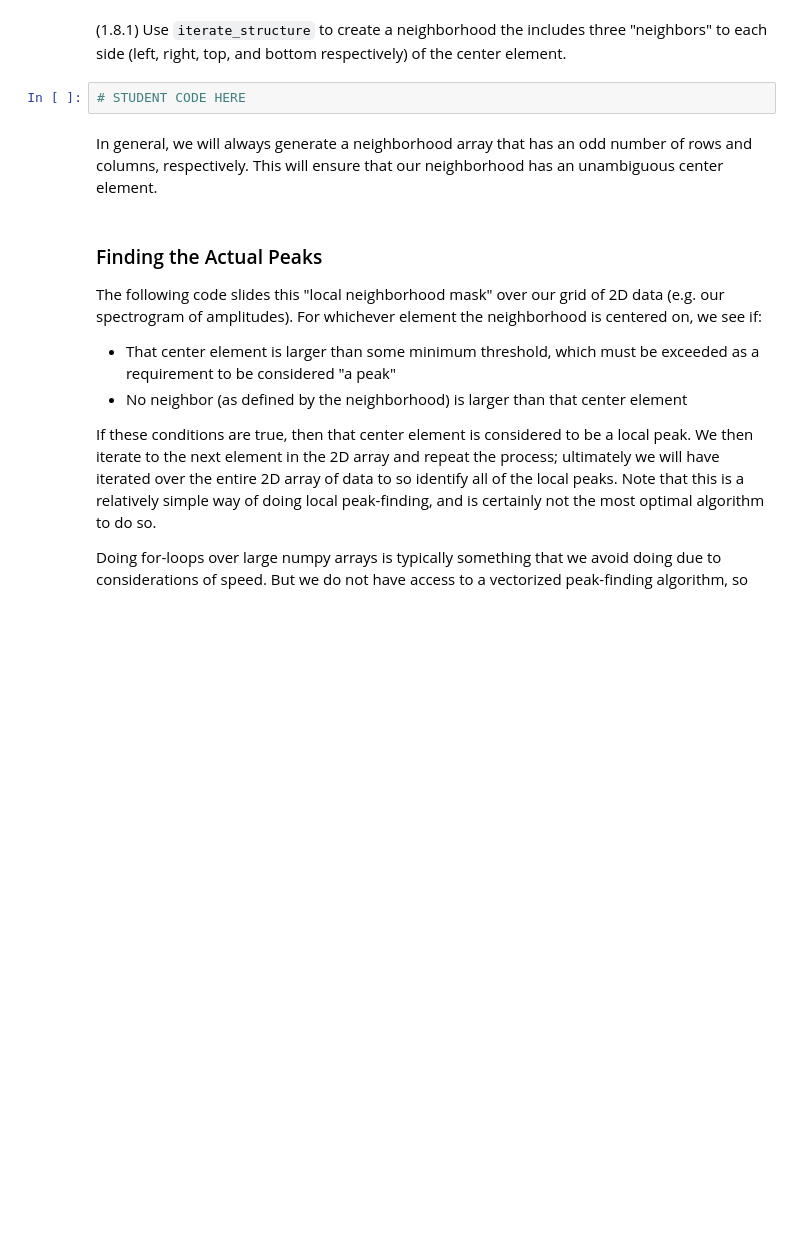
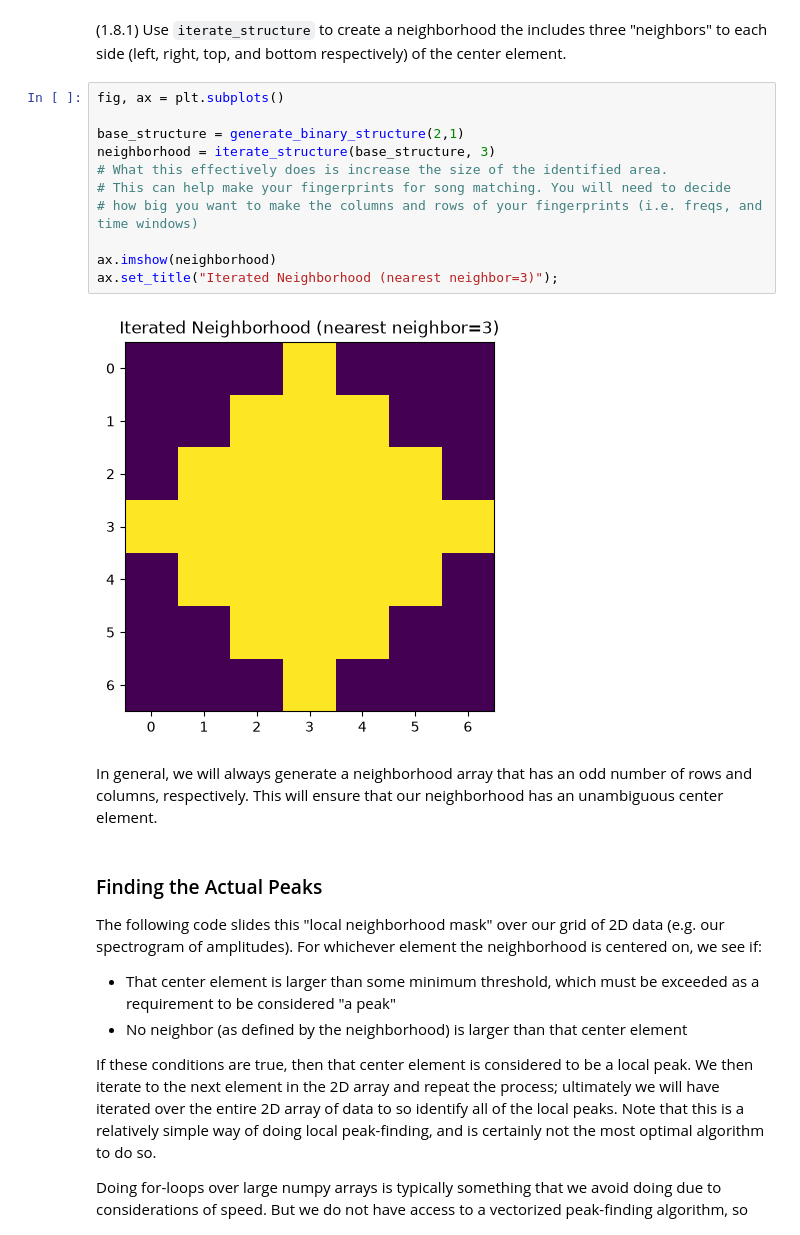
Before and after one commit to Cog-gurts/Shazam-Project, a Jupyter notebook: Day 4/PeakFinding_STUDENT.ipynb, the cells around one changed output. Drawn from its saved outputs; the diff is of its cells as text; blank space fills up the shorter version.

Commit message:
Peak_Finding student code complete

```diff
--- a/Day 4/PeakFinding_STUDENT.ipynb
+++ b/Day 4/PeakFinding_STUDENT.ipynb
@@ -98,7 +98,18 @@ ax.set_title("Iterated Neighborhood (nearest neighbor=2)");
 # %% [markdown]
 (1.8.1) Use `iterate_structure` to create a neighborhood the includes three "neighbors" to each side (left, right, top, and bottom respectively) of the center element.
 # %%
-# STUDENT CODE HERE
+fig, ax = plt.subplots()
+
+base_structure = generate_binary_structure(2,1)
+neighborhood = iterate_structure(base_structure, 3)
+# What this effectively does is increase the size of the identified area.
+# This can help make your fingerprints for song matching. You will need to decide
+# how big you want to make the columns and rows of your fingerprints (i.e. freqs, and time windows)
+
+ax.imshow(neighborhood)
+ax.set_title("Iterated Neighborhood (nearest neighbor=3)");
+# %% [output]
+[figure, added]
 # %% [markdown]
 In general, we will always generate a neighborhood array that has an odd number of rows and columns, respectively.
 This will ensure that our neighborhood has an unambiguous center element.
```
Also changed, not shown: parts of 7 cells of this notebook, 1 other file.
